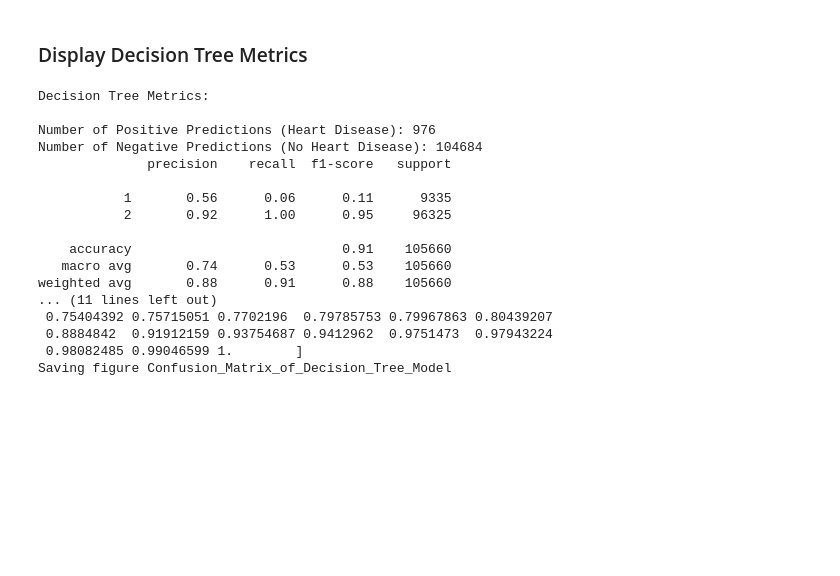
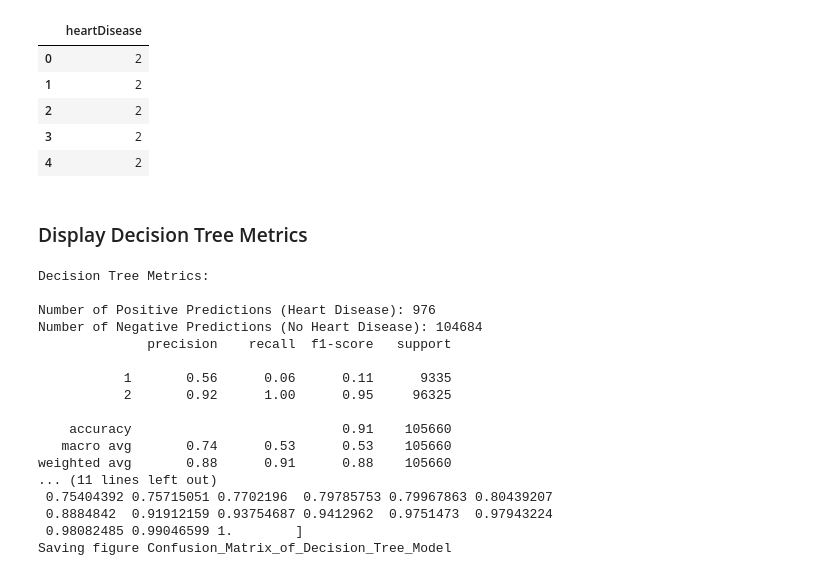
Before and after one commit to Suhyrhasan/Risk-Prediction-For-Heart-Disease, a Jupyter notebook: ModelEvaluation.ipynb, the cells around one changed output. Saved outputs shown, nothing was run; the diff lists cells and outputs as text; code cells hidden in the pictures; blank space fills up the shorter version.

```diff
--- a/ModelEvaluation.ipynb
+++ b/ModelEvaluation.ipynb
@@ -73,3 +67,13 @@ x_train, y_train
+# %%
+red_y_test = pd.read_csv(os.path.join(HEARTDISEASE_RED_PATH, f'heartDisease_red_y_test.csv'))
+red_y_test.head()
+# %% [output]
+|  | heartDisease |
+| 0 | 2 |
+| 1 | 2 |
+| 2 | 2 |
+| 3 | 2 |
+| 4 | 2 |
 # %%
 # Load models
 MODELS_PATH = os.path.join(PROJECT_ROOT_DIR, "models")
```
Also changed, not shown: parts of 8 cells of this notebook.
